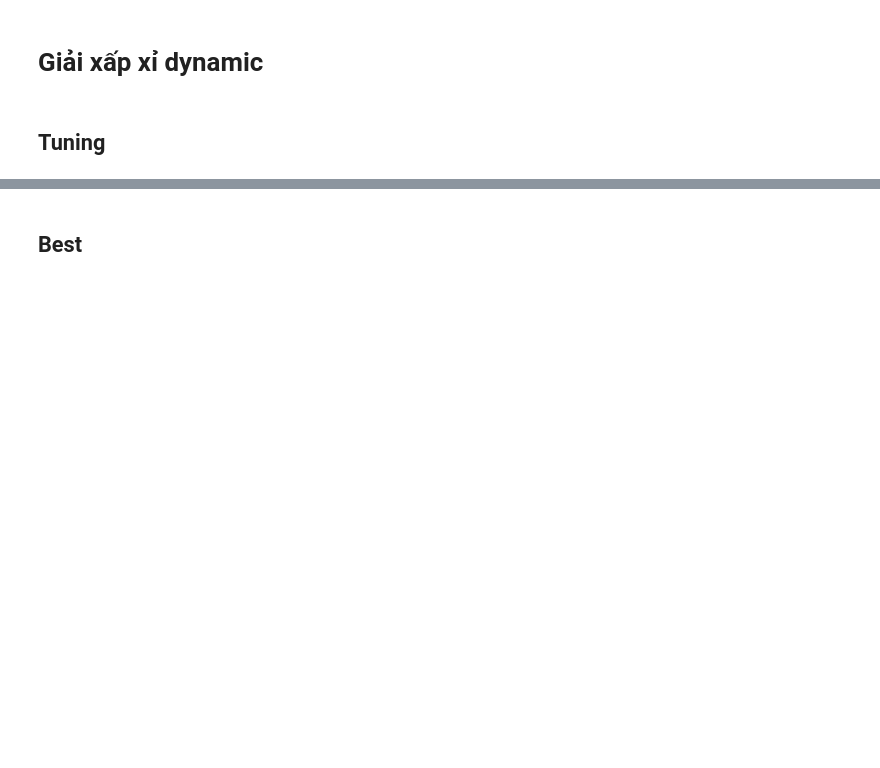
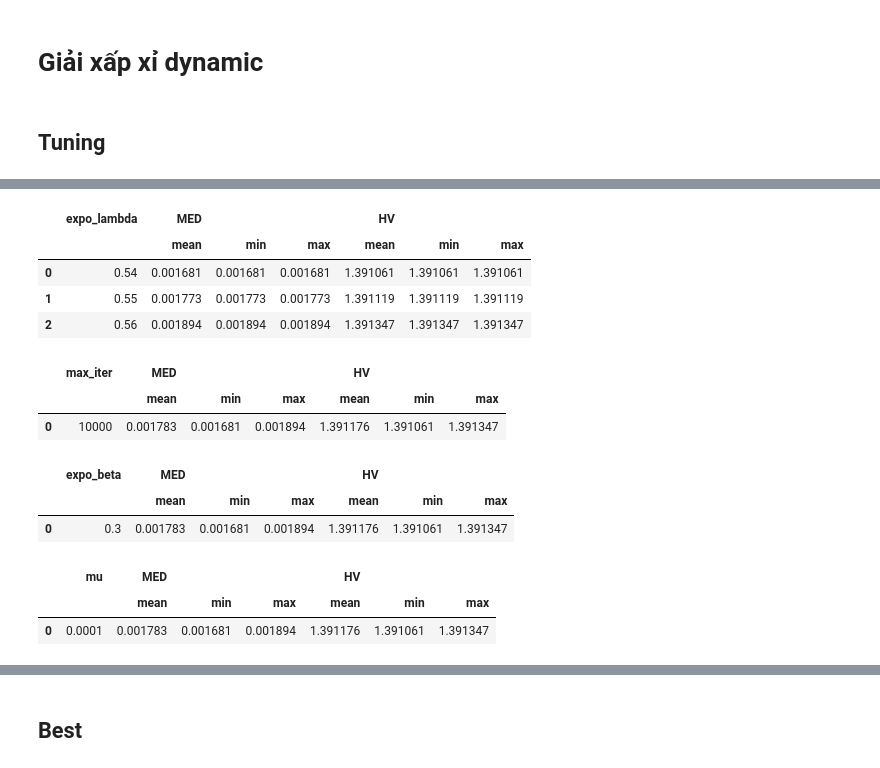
Before and after one commit to ritvien/ESP_Hypernet, a Jupyter notebook: 6_Evaluate/1_Overall_7_1.ipynb, the cells around one changed output, grey strips where cells are left out. Saved outputs shown, nothing was run; the diff lists cells and outputs as text; code cells hidden in the pictures; blank space fills up the shorter version.

```diff
--- a/6_Evaluate/1_Overall_7_1.ipynb
+++ b/6_Evaluate/1_Overall_7_1.ipynb
@@ -516,0 +464,26 @@ Số lượng cấu hình: 96 | Số tia: 50
+# %%
+df.groupby("expo_lambda")[["MED", "HV"]].agg(["mean", "min", "max"]).reset_index()
+# %% [output]
+|  | expo_lambda | MED |  |  | HV |  |  |
+|  |  | mean | min | max | mean | min | max |
+| 0 | 0.54 | 0.001681 | 0.001681 | 0.001681 | 1.391061 | 1.391061 | 1.391061 |
+| 1 | 0.55 | 0.001773 | 0.001773 | 0.001773 | 1.391119 | 1.391119 | 1.391119 |
+| 2 | 0.56 | 0.001894 | 0.001894 | 0.001894 | 1.391347 | 1.391347 | 1.391347 |
+# %%
+df.groupby("max_iter")[["MED", "HV"]].agg(["mean", "min", "max"]).reset_index()
+# %% [output]
+|  | max_iter | MED |  |  | HV |  |  |
+|  |  | mean | min | max | mean | min | max |
+| 0 | 10000 | 0.001783 | 0.001681 | 0.001894 | 1.391176 | 1.391061 | 1.391347 |
+# %%
+df.groupby("expo_beta")[["MED", "HV"]].agg(["mean", "min", "max"]).reset_index()
+# %% [output]
+|  | expo_beta | MED |  |  | HV |  |  |
+|  |  | mean | min | max | mean | min | max |
+| 0 | 0.3 | 0.001783 | 0.001681 | 0.001894 | 1.391176 | 1.391061 | 1.391347 |
+# %%
+df.groupby("mu")[["MED", "HV"]].agg(["mean", "min", "max"]).reset_index()
+# %% [output]
+|  | mu | MED |  |  | HV |  |  |
+|  |  | mean | min | max | mean | min | max |
+| 0 | 0.0001 | 0.001783 | 0.001681 | 0.001894 | 1.391176 | 1.391061 | 1.391347 |
```
Also changed, not shown: parts of 33 cells of this notebook, 12 other files.
